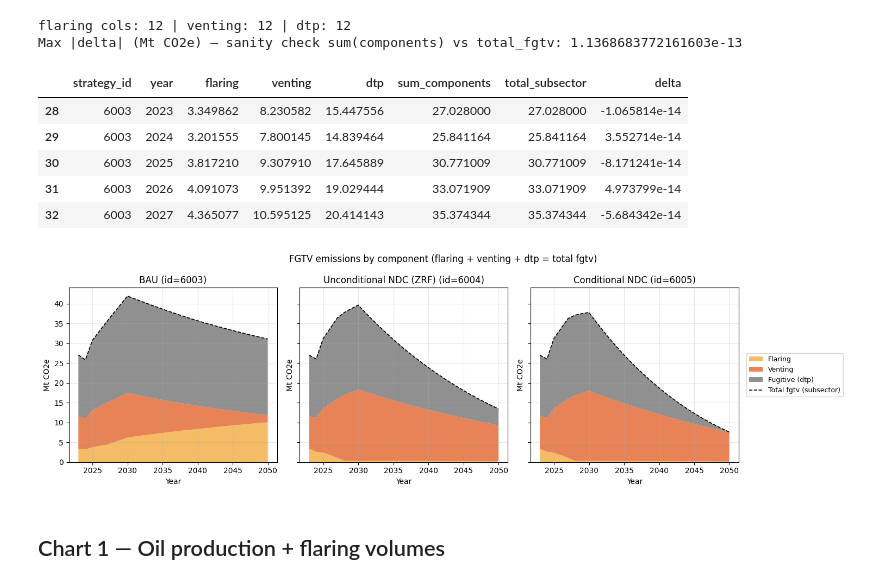
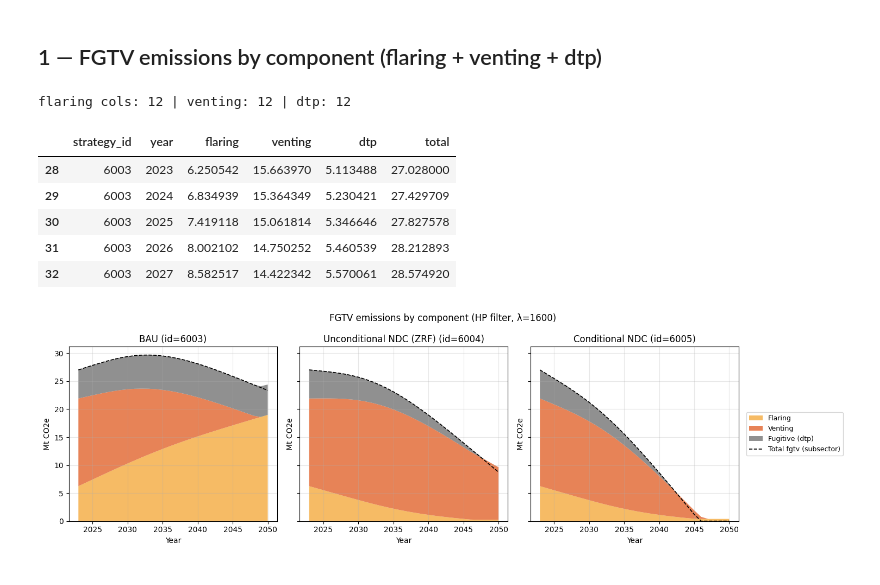
Before and after one commit to sisepuede-framework/ssp_libya, a Jupyter notebook: ssp_modeling/notebooks/reproduce_oilgas_ccd_charts.ipynb, the cells around one changed output. Drawn from its saved outputs; the diff is of its cells as text; code cells hidden in the pictures.

Commit message:
adj venting, fgt, flare prop

```diff
--- a/ssp_modeling/notebooks/reproduce_oilgas_ccd_charts.ipynb
+++ b/ssp_modeling/notebooks/reproduce_oilgas_ccd_charts.ipynb
@@ -92,5 +45,29 @@ Niveles desagregados por tipo de emisión, antes de cualquier agregación. Sumam
+# %%
+def hp_smooth(series: pd.Series, lambda_hp: float = LAMBDA_HP) -> pd.Series:
+    """Anchored, non-negative HP trend matching the R hp_filter_subsec output."""
+    s = series.astype(float).sort_index()
+    if len(s) < 2:
+        return s.copy()
+    _, trend = hpfilter(s.values, lamb=lambda_hp)
+    sm = np.maximum(trend, 0.0)
+    shift = s.values[0] - sm[0]
+    sm = np.maximum(sm + shift, 0.0)
+    sm[0] = s.values[0]
+    return pd.Series(sm, index=s.index, name=s.name)
+
+
+def smooth_by_strategy(df_long: pd.DataFrame, value_cols, lambda_hp: float = LAMBDA_HP) -> pd.DataFrame:
+    """Apply hp_smooth to each value_col within each strategy_id, indexed by year."""
+    out = df_long.copy()
+    for col in value_cols:
+        for sid, sub in out.groupby('strategy_id'):
+            s = sub.set_index('year')[col]
+            sm = hp_smooth(s, lambda_hp = lambda_hp)
+            out.loc[sub.index, col] = out.loc[sub.index, 'year'].map(sm)
+    return out
+# %% [markdown]
+## 1 — FGTV emissions by component (flaring + venting + dtp)
 # %%
-# All co2e fgtv columns (any gas, any fuel) split by emission type
 fgtv_cols = [c for c in df.columns if c.startswith('emission_co2e_') and '_fgtv_' in c and c != 'emission_co2e_subsector_total_fgtv']
 flar_cols = [c for c in fgtv_cols if '_fgtv_flaring_' in c]
 vent_cols = [c for c in fgtv_cols if '_fgtv_venting_' in c]
@@ -101,38 +78,33 @@ comp = df[['strategy_id','year']].copy()
 comp['flaring'] = df[flar_cols].sum(axis=1)
 comp['venting'] = df[vent_cols].sum(axis=1)
 comp['dtp']     = df[dtp_cols].sum(axis=1)
-comp['sum_components'] = comp[['flaring','venting','dtp']].sum(axis=1)
-comp['total_subsector'] = df['emission_co2e_subsector_total_fgtv']
-comp['delta'] = comp['sum_components'] - comp['total_subsector']
-print('Max |delta| (Mt CO2e) — sanity check sum(components) vs total_fgtv:', comp['delta'].abs().max())
-comp.head()
+comp['total']   = comp[['flaring','venting','dtp']].sum(axis=1)
+
+comp_sm = smooth_by_strategy(comp, ['flaring','venting','dtp','total'], lambda_hp = LAMBDA_HP)
+comp_sm.head()
 # %% [output]
 flaring cols: 12 | venting: 12 | dtp: 12
-Max |delta| (Mt CO2e) — sanity check sum(components) vs total_fgtv: 1.1368683772161603e-13
-|  | strategy_id | year | flaring | venting | dtp | sum_components | total_subsector | delta |
-| 28 | 6003 | 2023 | 3.349862 | 8.230582 | 15.447556 | 27.028000 | 27.028000 | -1.065814e-14 |
-| 29 | 6003 | 2024 | 3.201555 | 7.800145 | 14.839464 | 25.841164 | 25.841164 | 3.552714e-14 |
-| 30 | 6003 | 2025 | 3.817210 | 9.307910 | 17.645889 | 30.771009 | 30.771009 | -8.171241e-14 |
-| 31 | 6003 | 2026 | 4.091073 | 9.951392 | 19.029444 | 33.071909 | 33.071909 | 4.973799e-14 |
-| 32 | 6003 | 2027 | 4.365077 | 10.595125 | 20.414143 | 35.374344 | 35.374344 | -5.684342e-14 |
+|  | strategy_id | year | flaring | venting | dtp | total |
+| 28 | 6003 | 2023 | 6.250542 | 15.663970 | 5.113488 | 27.028000 |
+| 29 | 6003 | 2024 | 6.834939 | 15.364349 | 5.230421 | 27.429709 |
+| 30 | 6003 | 2025 | 7.419118 | 15.061814 | 5.346646 | 27.827578 |
+| 31 | 6003 | 2026 | 8.002102 | 14.750252 | 5.460539 | 28.212893 |
+| 32 | 6003 | 2027 | 8.582517 | 14.422342 | 5.570061 | 28.574920 |
 # %%
-STRATEGY_NAMES = {6003: 'BAU', 6004: 'Unconditional NDC (ZRF)', 6005: 'Conditional NDC'}
-strategies_all = sorted(comp.strategy_id.unique())
+comp_colors = {'flaring': '#f5b04a', 'venting': '#e36d3a', 'dtp': '#7d7d7d'}
+strategies_all = [s for s in STRATEGY_ORDER if s in comp_sm.strategy_id.unique()]
 fig, axes = plt.subplots(1, len(strategies_all), figsize=(5.0*len(strategies_all), 4.5), sharey=True)
 if len(strategies_all) == 1: axes = [axes]
-comp_colors = {'flaring': '#f5b04a', 'venting': '#e36d3a', 'dtp': '#7d7d7d'}
 for ax, sid in zip(axes, strategies_all):
-    sub = comp[comp.strategy_id == sid].set_index('year').sort_index()
+    sub = comp_sm[comp_sm.strategy_id == sid].set_index('year').sort_index()
     ax.stackplot(sub.index, sub['flaring'], sub['venting'], sub['dtp'],
                  labels=['Flaring','Venting','Fugitive (dtp)'],
                  colors=[comp_colors['flaring'], comp_colors['venting'], comp_colors['dtp']], alpha=0.85)
-    ax.plot(sub.index, sub['total_subsector'], 'k--', lw=1.2, label='Total fgtv (subsector)')
+    ax.plot(sub.index, sub['total'], 'k--', lw=1.2, label='Total fgtv (subsector)')
     ax.set_title(f"{STRATEGY_NAMES.get(sid, sid)} (id={sid})")
     ax.set_xlabel('Year'); ax.set_ylabel('Mt CO2e'); ax.grid(alpha=0.3)
 axes[-1].legend(loc='center left', bbox_to_anchor=(1.02, 0.5), fontsize=9)
-fig.suptitle('FGTV emissions by component (flaring + venting + dtp = total fgtv)')
+fig.suptitle(f'FGTV emissions by component (HP filter, λ={LAMBDA_HP})')
 plt.tight_layout(); plt.show()
 # %% [output]
-[figure, old version]
+[figure, new version]
-# %% [markdown]
-## Chart 1 — Oil production + flaring volumes
```
Also changed, not shown: parts of 18 cells of this notebook, 14 other files.
